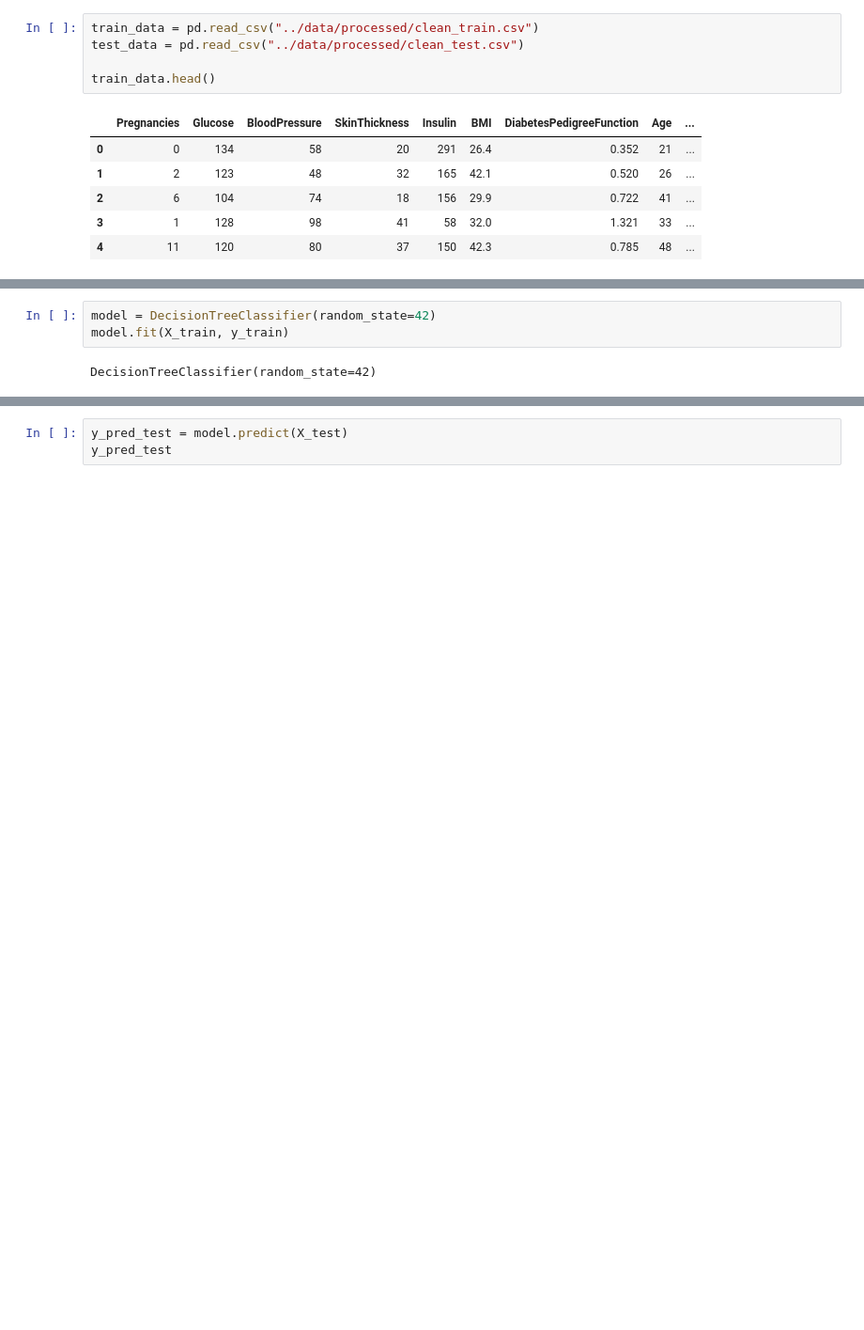
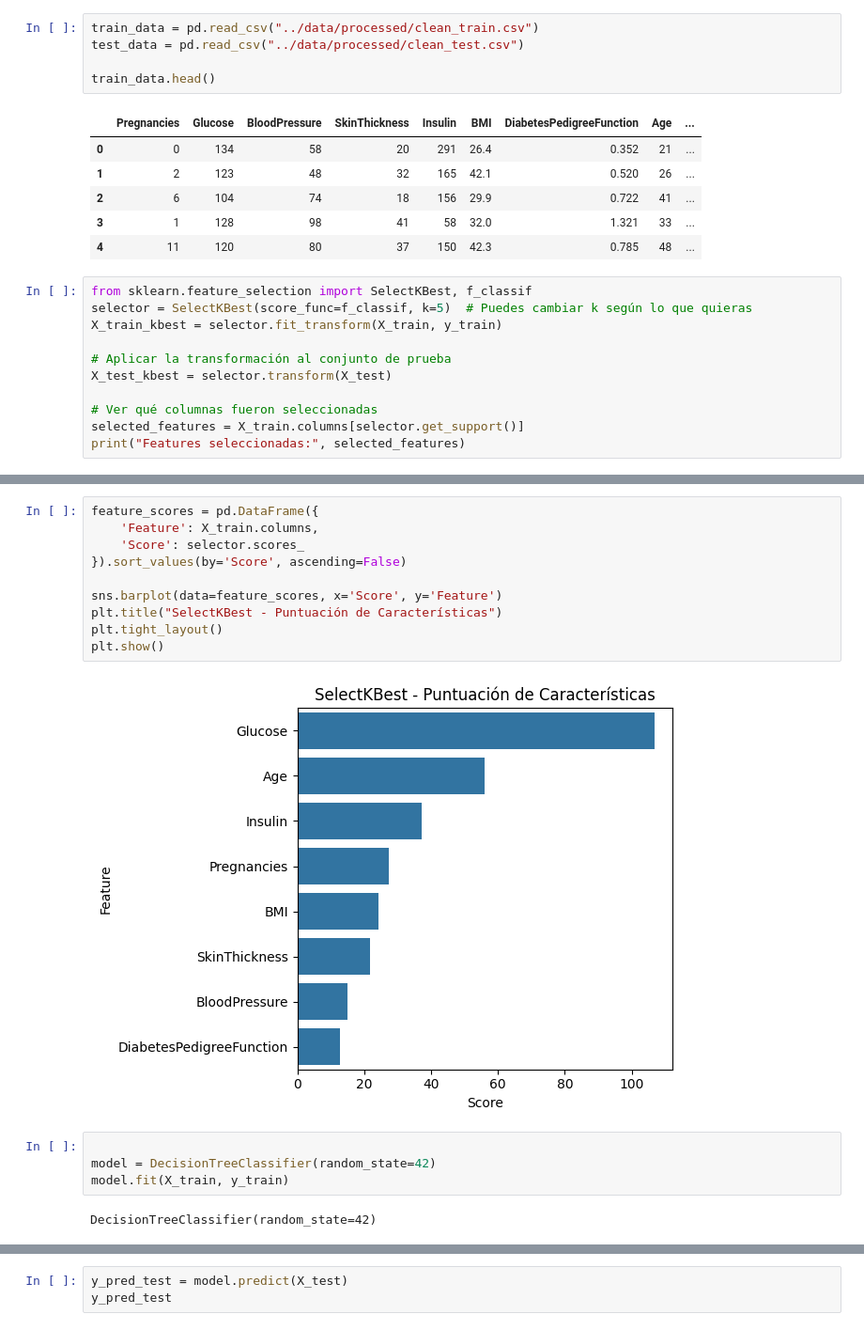
Before and after one commit to 4GeeksAcademy/Maria_Miura1_streamlit, a Jupyter notebook: src/explore.ipynb, the cells around one changed output, grey strips where cells are left out. Shown: that part at 94% size. Cells and saved outputs as stored; diff of their text form; blank space fills up the shorter version.

```diff
--- a/src/explore.ipynb
+++ b/src/explore.ipynb
@@ -93,3 +92,14 @@ train_data.head()
 | 2 | 6 | 104 | 74 | 18 | 156 | 29.9 | 0.722 | 41 | ... |
 | 3 | 1 | 128 | 98 | 41 | 58 | 32.0 | 1.321 | 33 | ... |
 | 4 | 11 | 120 | 80 | 37 | 150 | 42.3 | 0.785 | 48 | ... |
+# %%
+from sklearn.feature_selection import SelectKBest, f_classif
+selector = SelectKBest(score_func=f_classif, k=5)  # Puedes cambiar k según lo que quieras
+X_train_kbest = selector.fit_transform(X_train, y_train)
+
+# Aplicar la transformación al conjunto de prueba
+X_test_kbest = selector.transform(X_test)
+
+# Ver qué columnas fueron seleccionadas
+selected_features = X_train.columns[selector.get_support()]
+print("Features seleccionadas:", selected_features)
@@ -96,4 +129,17 @@ train_data.head()
+# %%
+feature_scores = pd.DataFrame({
+    'Feature': X_train.columns,
+    'Score': selector.scores_
+}).sort_values(by='Score', ascending=False)
+
+sns.barplot(data=feature_scores, x='Score', y='Feature')
+plt.title("SelectKBest - Puntuación de Características")
+plt.tight_layout()
+plt.show()
+# %% [output]
+[figure, added]
 # %%
+
 model = DecisionTreeClassifier(random_state=42)
 model.fit(X_train, y_train)
 # %% [output]
```
Also changed, not shown: parts of 12 cells of this notebook, 1 other file.
